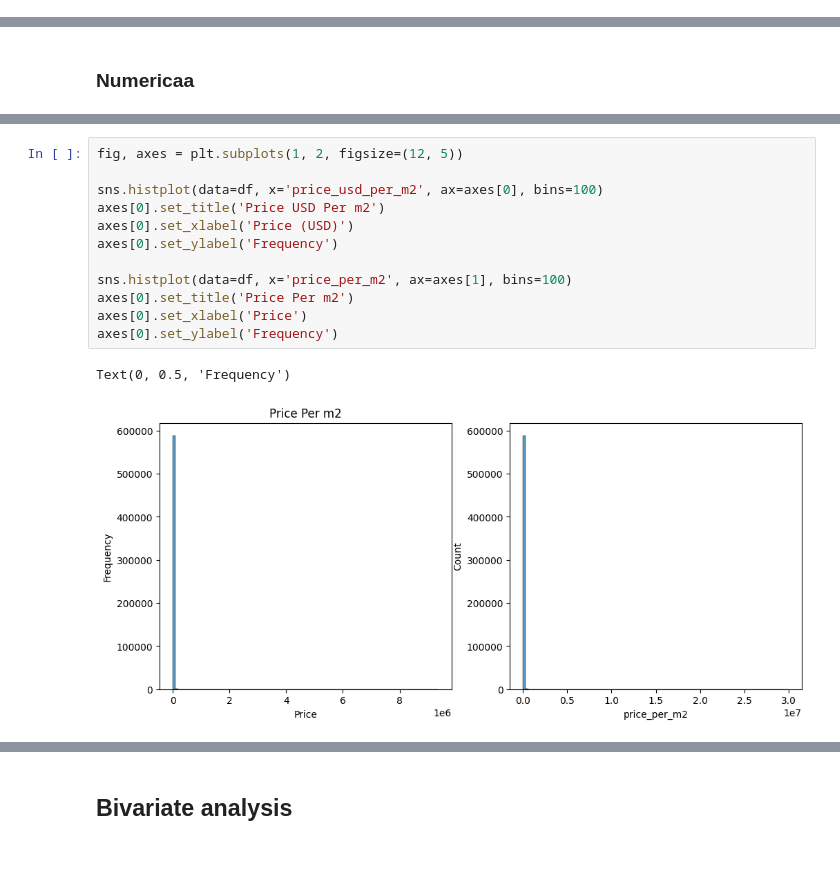
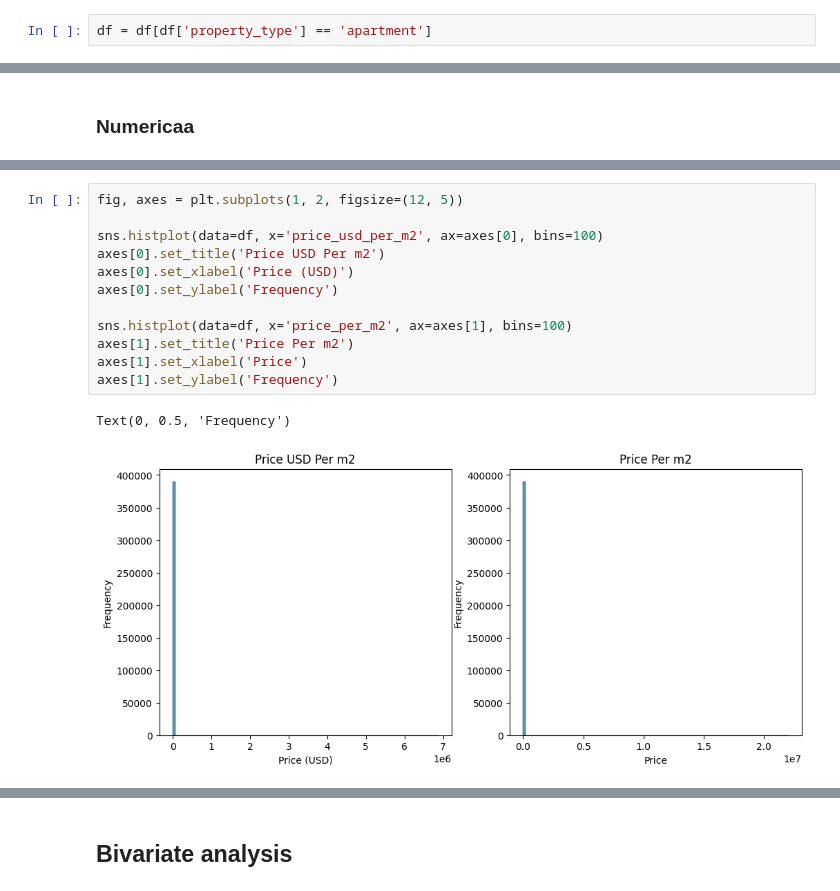
Before and after one commit to Eduarda-Donato/real_state, a Jupyter notebook: notebooks/EDA.ipynb, the cells around one changed output, grey strips where cells are left out. Saved outputs shown, nothing was run; the diff lists cells and outputs as text; blank space fills up the shorter version.

```diff
--- a/notebooks/EDA.ipynb
+++ b/notebooks/EDA.ipynb
@@ -7,5 +8,7 @@ import matplotlib.pyplot as plt
 # %%
 df = pd.read_csv('C:\\Users\\eduar\\Documents\\real_state\\data\\properati-BR-2016-11-01-properties-sell.csv')
+# %%
+df = df[df['property_type'] == 'apartment']
 # %% [markdown]
 ## Data Overview
 # %%
@@ -214,18 +189,18 @@ plt.show()
 # %%
 fig, axes = plt.subplots(1, 2, figsize=(12, 5))
 
 sns.histplot(data=df, x='price_usd_per_m2', ax=axes[0], bins=100)
 axes[0].set_title('Price USD Per m2')
 axes[0].set_xlabel('Price (USD)')
 axes[0].set_ylabel('Frequency')
 
 sns.histplot(data=df, x='price_per_m2', ax=axes[1], bins=100)
-axes[0].set_title('Price Per m2')
-axes[0].set_xlabel('Price')
-axes[0].set_ylabel('Frequency')
+axes[1].set_title('Price Per m2')
+axes[1].set_xlabel('Price')
+axes[1].set_ylabel('Frequency')
 # %% [output]
 Text(0, 0.5, 'Frequency')
-[figure, old version]
+[figure, new version]
 # %%
 fig, axes = plt.subplots(1, 2, figsize=(12, 5))
 
```
Also changed, not shown: parts of 39 cells of this notebook, 2 other files.
